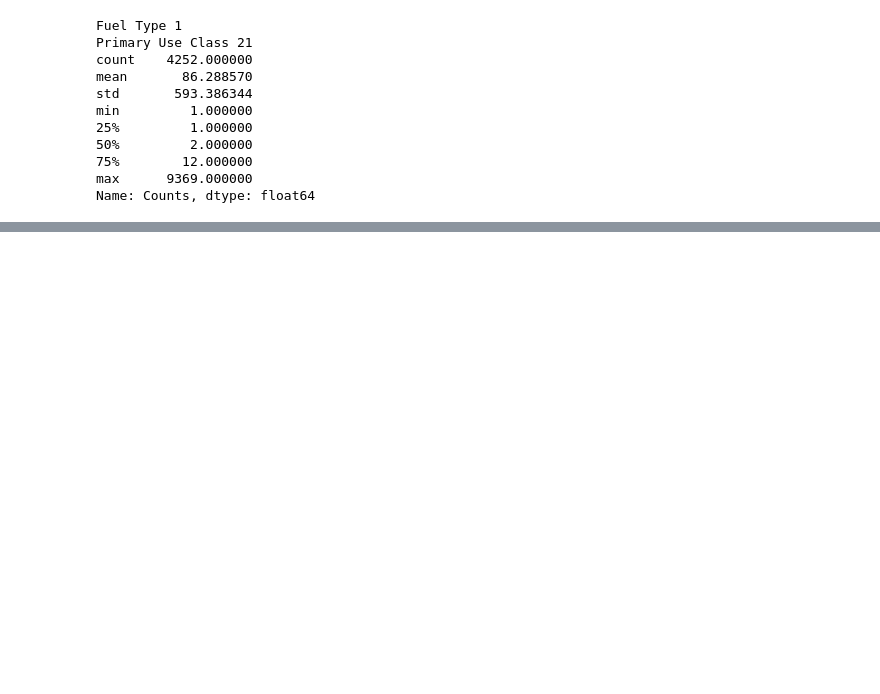
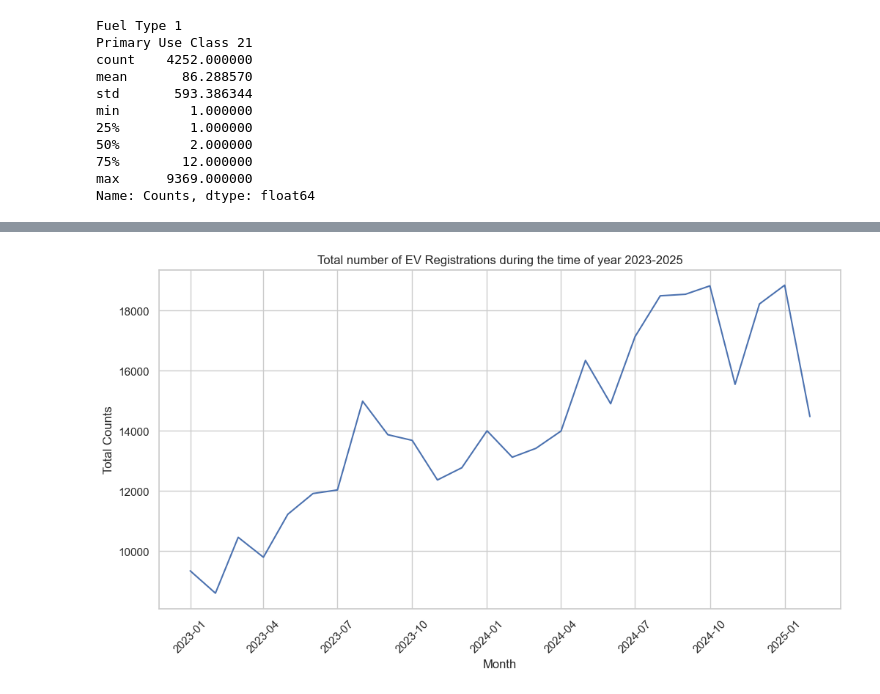
Before and after one commit to x23364394/Environmenatal_impact_of_EV_adoption, a Jupyter notebook: ev_pipeline_2024.ipynb, the cells around one changed output, grey strips where cells are left out. Cells and saved outputs as stored; diff of their text form; code cells hidden in the pictures; blank space fills up the shorter version.

```diff
--- a/ev_pipeline_2024.ipynb
+++ b/ev_pipeline_2024.ipynb
@@ -234,0 +255,15 @@ Name: Counts, dtype: float64
+# %%
+if df['YearMonth'].dtype=='period[M]':
+    df['year_month']=df['YearMonth'].dt.to_timestamp()
+else:
+    df['year_month']=pd.to_datetime(df['YearMonth'].astype(str))
+tt=df.groupby('year_month')['Counts'].sum().reset_index()
+plt.figure()
+sns.lineplot(data=tt,x='year_month',y='Counts')
+plt.title('Total number of EV Registrations during the time of year 2023-2025')
+plt.xlabel('Month')
+plt.ylabel('Total Counts')
+plt.xticks(rotation=45)
+plt.show()
+# %% [output]
+[figure, added]
```
Also changed, not shown: parts of 4 cells of this notebook.
